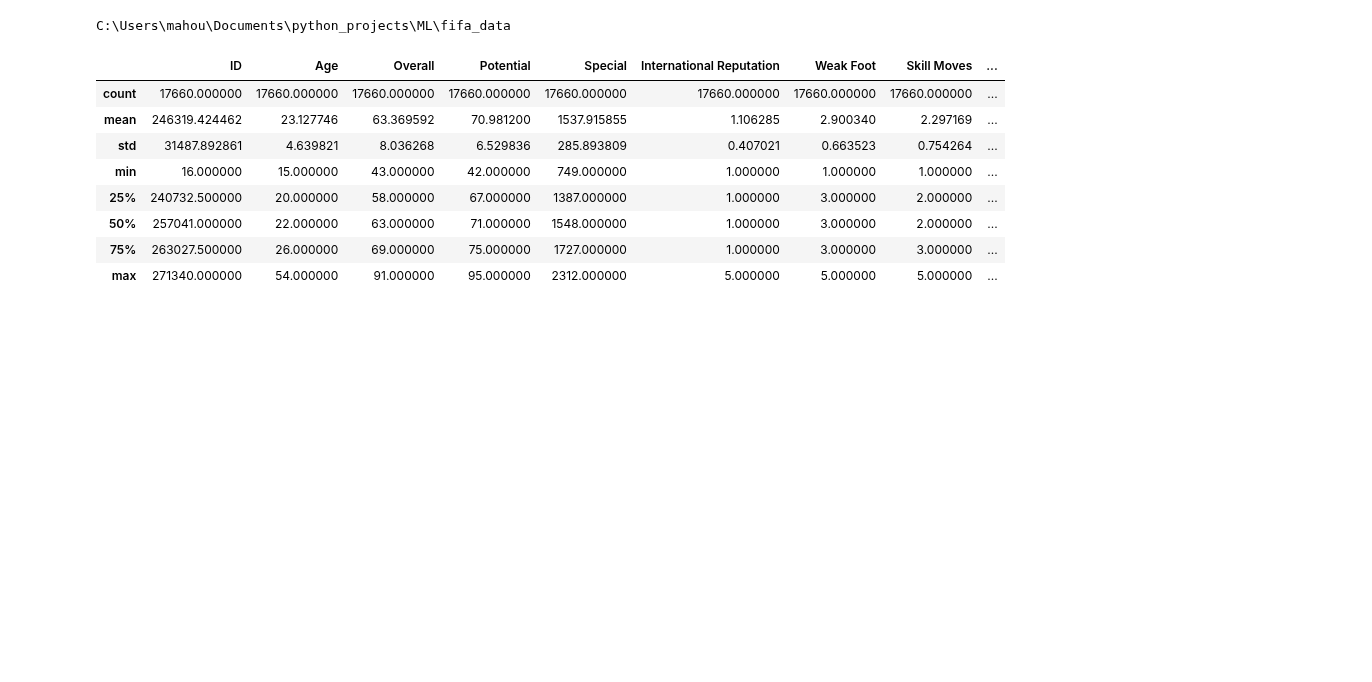
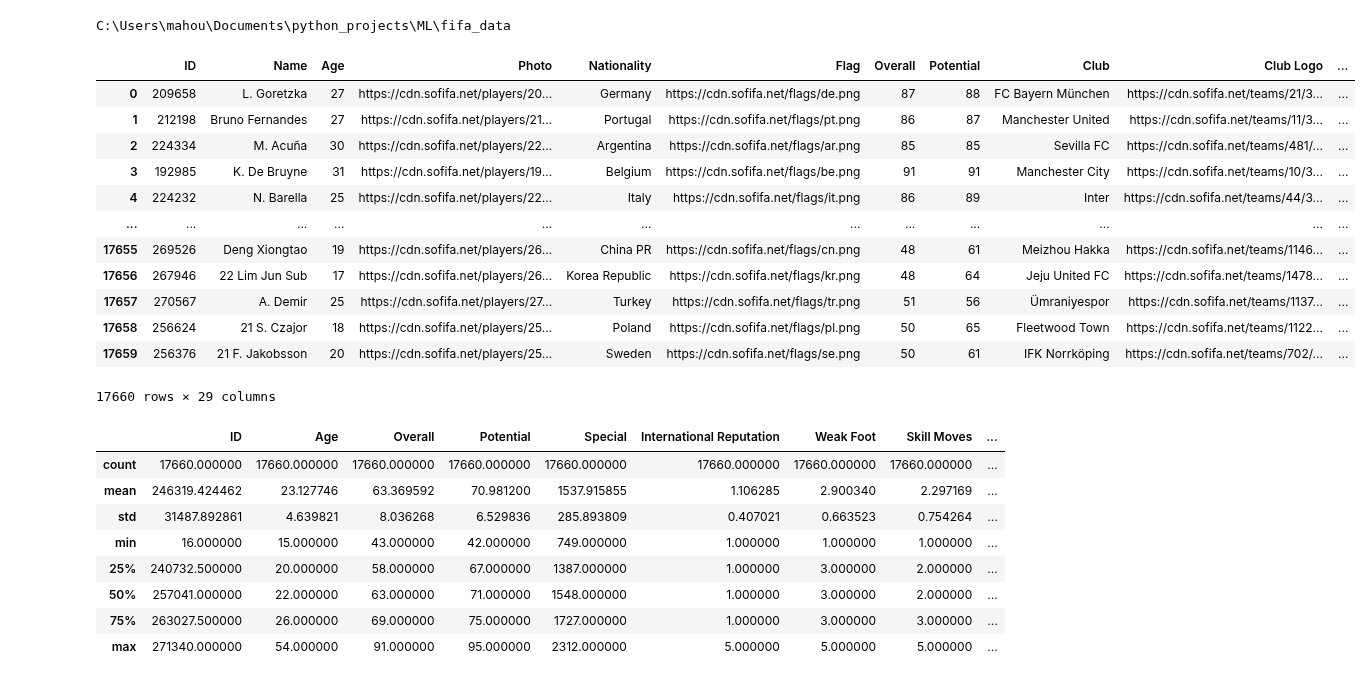
Before and after one commit to msnkr/python_projects, a Jupyter notebook: ML/fifa_data/fifa_dataset.ipynb, the cells around one changed output. Saved outputs shown, nothing was run; the diff lists cells and outputs as text; code cells hidden in the pictures; blank space fills up the shorter version.

```diff
--- a/ML/fifa_data/fifa_dataset.ipynb
+++ b/ML/fifa_data/fifa_dataset.ipynb
@@ -19,6 +19,21 @@ C:\Users\mahou\Documents\python_projects\ML\fifa_data
 # %%
 import pandas as pd
 df = pd.read_csv("FIFA23_official_data.csv")
+df
+# %% [output]
+|  | ID | Name | Age | Photo | Nationality | Flag | Overall | Potential | Club | Club Logo | ... |
+| 0 | 209658 | L. Goretzka | 27 | https://cdn.sofifa.net/players/20... | Germany | https://cdn.sofifa.net/flags/de.png | 87 | 88 | FC Bayern München | https://cdn.sofifa.net/teams/21/3... | ... |
+| 1 | 212198 | Bruno Fernandes | 27 | https://cdn.sofifa.net/players/21... | Portugal | https://cdn.sofifa.net/flags/pt.png | 86 | 87 | Manchester United | https://cdn.sofifa.net/teams/11/3... | ... |
+| 2 | 224334 | M. Acuña | 30 | https://cdn.sofifa.net/players/22... | Argentina | https://cdn.sofifa.net/flags/ar.png | 85 | 85 | Sevilla FC | https://cdn.sofifa.net/teams/481/... | ... |
+| 3 | 192985 | K. De Bruyne | 31 | https://cdn.sofifa.net/players/19... | Belgium | https://cdn.sofifa.net/flags/be.png | 91 | 91 | Manchester City | https://cdn.sofifa.net/teams/10/3... | ... |
+| 4 | 224232 | N. Barella | 25 | https://cdn.sofifa.net/players/22... | Italy | https://cdn.sofifa.net/flags/it.png | 86 | 89 | Inter | https://cdn.sofifa.net/teams/44/3... | ... |
+| ... | ... | ... | ... | ... | ... | ... | ... | ... | ... | ... | ... |
+| 17655 | 269526 | Deng Xiongtao | 19 | https://cdn.sofifa.net/players/26... | China PR | https://cdn.sofifa.net/flags/cn.png | 48 | 61 | Meizhou Hakka | https://cdn.sofifa.net/teams/1146... | ... |
+| 17656 | 267946 | 22 Lim Jun Sub | 17 | https://cdn.sofifa.net/players/26... | Korea Republic | https://cdn.sofifa.net/flags/kr.png | 48 | 64 | Jeju United FC | https://cdn.sofifa.net/teams/1478... | ... |
+| 17657 | 270567 | A. Demir | 25 | https://cdn.sofifa.net/players/27... | Turkey | https://cdn.sofifa.net/flags/tr.png | 51 | 56 | Ümraniyespor | https://cdn.sofifa.net/teams/1137... | ... |
+| 17658 | 256624 | 21 S. Czajor | 18 | https://cdn.sofifa.net/players/25... | Poland | https://cdn.sofifa.net/flags/pl.png | 50 | 65 | Fleetwood Town | https://cdn.sofifa.net/teams/1122... | ... |
+| 17659 | 256376 | 21 F. Jakobsson | 20 | https://cdn.sofifa.net/players/25... | Sweden | https://cdn.sofifa.net/flags/se.png | 50 | 61 | IFK Norrköping | https://cdn.sofifa.net/teams/702/... | ... |
+17660 rows × 29 columns
 # %%
 df.describe()
 # %% [output]
```
Also changed, not shown: parts of 3 cells of this notebook, 1 other file.
